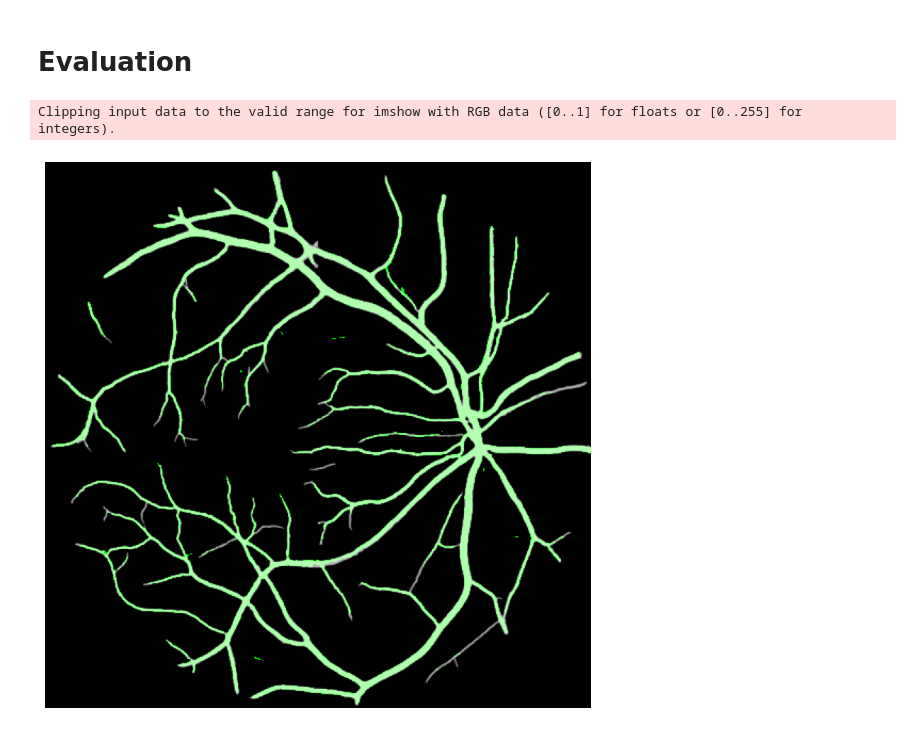
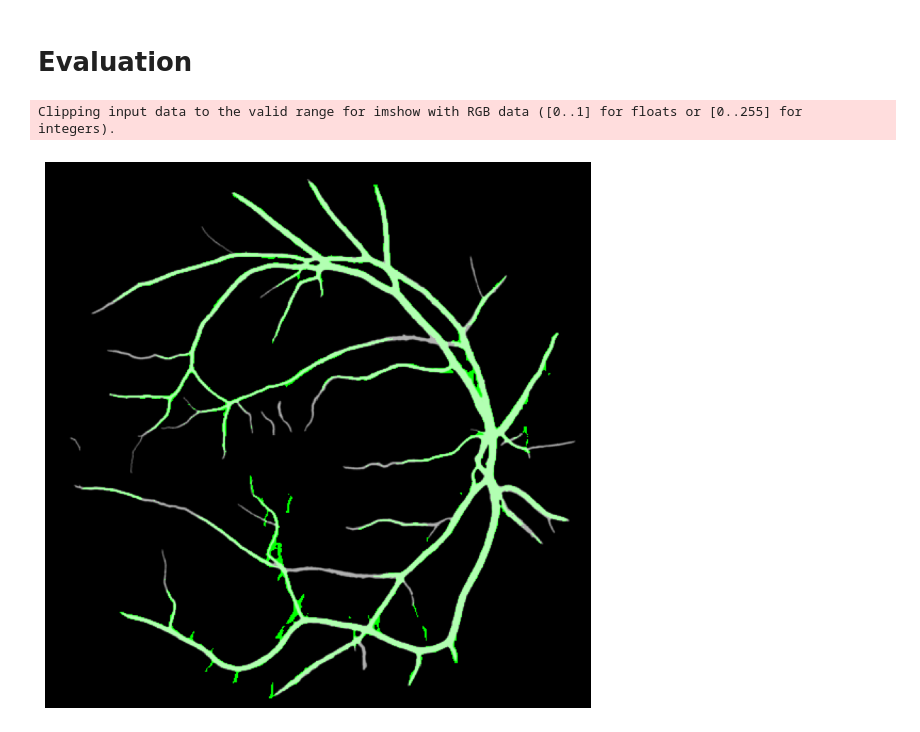
Before and after one commit to TimMachTUM/hsi-brain-segmentation, a Jupyter notebook: fundus-segmentation.ipynb, the cells around one changed output. Cells and saved outputs as stored; diff of their text form; code cells hidden in the pictures.

Commit message:
added random crops as data augmentation

```diff
--- a/fundus-segmentation.ipynb
+++ b/fundus-segmentation.ipynb
@@ -99,23 +126,23 @@ show_images(*zip(*[dataset[i] for i in range(5)]))
 import segmentation_models_pytorch as smp
 import torch.nn as nn
 import torch
-from util import model_pipeline
+from segmentation_util import model_pipeline
 import matplotlib.pyplot as plt
 
 config = {
-    'model': 'Unet-resnext101_32x8d-512x512',
+    'model': 'Unet-resnet152-512x512-augmented-with-random-crops',
     'learnnig_rate': 0.001,
     'epochs': 10,
-    'batch_size': 8,
+    'batch_size': trainloader.batch_size,
     'optimizer': 'Adam',
-    'criterion': 'DiceLoss',
+    'criterion': 'BCEWithLogitsLoss',
 }
 
-model = smp.Unet('resnext101_32x8d', in_channels=1, classes=1)
-device = torch.device('cuda:0' if torch.cuda.is_available() else 'cpu')
+model = smp.Unet('resnet152', in_channels=1, classes=1)
+device = torch.device('cuda:2' if torch.cuda.is_available() else 'cpu')
 optimizer = torch.optim.Adam(model.parameters(), lr=config['learnnig_rate'])
-criterion = smp.losses.DiceLoss(mode='binary')
-# criterion = nn.BCEWithLogitsLoss()
+#criterion = smp.losses.DiceLoss(mode='binary')
+criterion = nn.BCEWithLogitsLoss()
 
 model, train_losses, val_losses = model_pipeline(model, trainloader=trainloader,
                                                  validationloader=validationloader,
@@ -186,34 +213,34 @@ Run summary:
 import segmentation_models_pytorch as smp
 import torch
 
-model = smp.Unet('mit_b5', in_channels=3, classes=1)
-model.load_state_dict(torch.load('./models/Mix-Vision-Transformer-b5_epoch10.pth'))
+model = smp.Unet('resnet152', in_channels=1, classes=1)
+model.load_state_dict(torch.load('./models/Unet-resnet152-512x512-augmented-with-random-crops_epoch10.pth'))
 # %% [output]
 <All keys matched successfully>
 # %% [markdown]
 # Evaluation
 # %%
-from util import evaluate_model, predict
+from segmentation_util import evaluate_model, predict
 import numpy as np
 import cv2
 import matplotlib.pyplot as plt
 
 def show_overlay(model, data, device):
     prediction = predict(model, data[0], device)
     image = data[1].cpu().numpy().squeeze()
     image = np.stack([image, image, image], axis=-1)
     overlay = np.zeros_like(image)
     overlay[prediction.cpu().numpy().squeeze(0) == 1] = [0, 255, 0]
     combined = cv2.addWeighted(image, 0.7, overlay, 0.3, 0)
 
     plt.figure(figsize=(10, 10))
     plt.imshow(combined, cmap='gray')
     plt.axis('off')  # Turn off axis numbers and ticks
     plt.show()
 
-device = torch.device('cuda:0' if torch.cuda.is_available() else 'cpu')
+device = torch.device('cuda:1' if torch.cuda.is_available() else 'cpu')
 show_overlay(model, train_dataset[1], device)
 # show_images(*zip(*[train_dataset[i] for i in range(5)]))
 # %% [output]
 Clipping input data to the valid range for imshow with RGB data ([0..1] for floats or [0..255] for integers).
-[figure, old version]
+[figure, new version]
```
Also changed, not shown: parts of 3 cells of this notebook.
